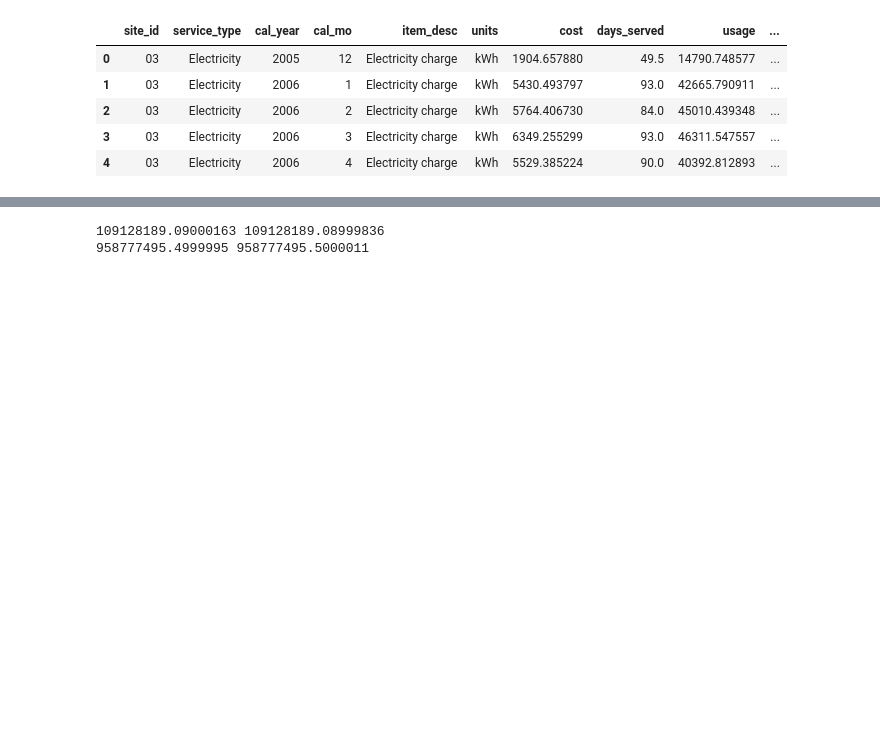
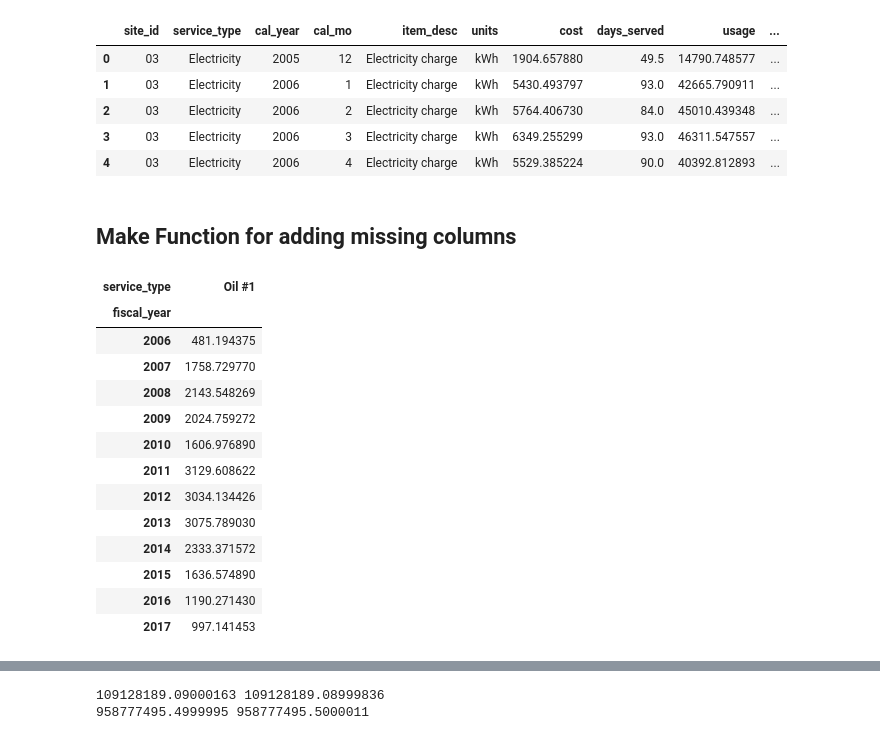
Before and after one commit to alanmitchell/fnsb-benchmark, a Jupyter notebook: testing/use_alan_data.ipynb, the cells around one changed output, grey strips where cells are left out. Drawn from its saved outputs; the diff is of its cells as text; code cells hidden in the pictures; blank space fills up the shorter version.

```diff
--- a/testing/use_alan_data.ipynb
+++ b/testing/use_alan_data.ipynb
@@ -40,3 +40,5 @@ reload(bench_util)
 # The object needs access to the raw utility bill DataFrame and the spreadsheet
 # containing other application data.
 ut = bench_util.Util(df_raw, '../data/Other_Building_Data.xlsx')
+# %% [markdown]
+## Make Function for adding missing columns
@@ -42,0 +56,19 @@ ut = bench_util.Util(df_raw, '../data/Other_Building_Data.xlsx')
+# %%
+df_test = df.query('site_id == "ASLC47"')
+df_test = pd.pivot_table(df_test, index='fiscal_year', columns='service_type', values='cost', aggfunc=np.sum)
+df_test
+# %% [output]
+| service_type | Oil #1 |
+| fiscal_year |  |
+| 2006 | 481.194375 |
+| 2007 | 1758.729770 |
+| 2008 | 2143.548269 |
+| 2009 | 2024.759272 |
+| 2010 | 1606.976890 |
+| 2011 | 3129.608622 |
+| 2012 | 3034.134426 |
+| 2013 | 3075.789030 |
+| 2014 | 2333.371572 |
+| 2015 | 1636.574890 |
+| 2016 | 1190.271430 |
+| 2017 | 997.141453 |
```
Also changed, not shown: parts of 2 cells of this notebook, 1 other file.
